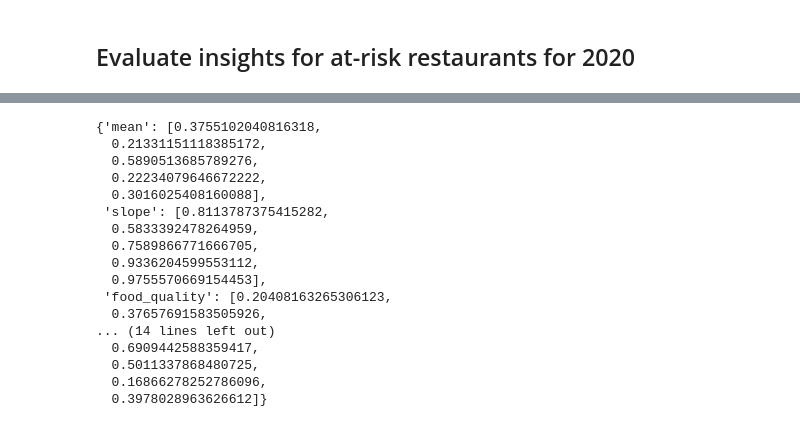
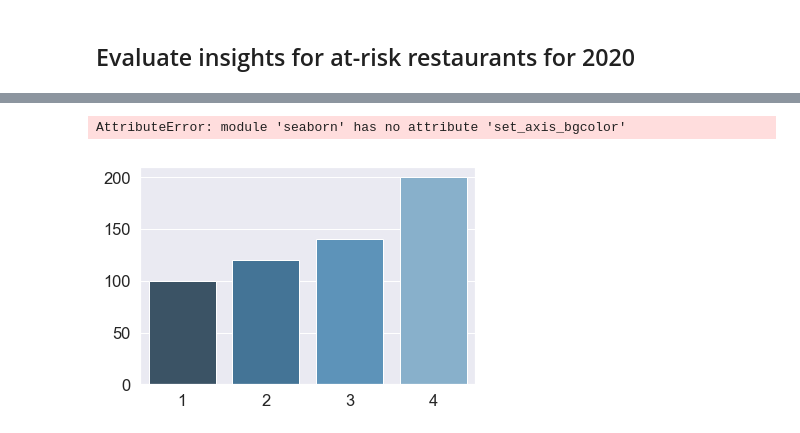
Before and after one commit to ysheynin/Michelin_Survivor_NYC, a Jupyter notebook: Michelin Survival Analysis.ipynb, the cells around one changed output, grey strips where cells are left out. Drawn from its saved outputs; the diff is of its cells as text; code cells hidden in the pictures.

```diff
--- a/Michelin Survival Analysis.ipynb
+++ b/Michelin Survival Analysis.ipynb
@@ -715,20 +593,13 @@ Index([                         0,             'first_review',
-# %%
-y
-# %% [output]
-{'mean': [0.3755102040816318,
-  0.21331151118385172,
-  0.5890513685789276,
-  0.22234079646672222,
-  0.3016025408160088],
- 'slope': [0.8113787375415282,
-  0.5833392478264959,
-  0.7589866771666705,
-  0.9336204599553112,
-  0.9755570669154453],
- 'food_quality': [0.20408163265306123,
-  0.37657691583505926,
-... (14 lines left out)
-  0.6909442588359417,
-  0.5011337868480725,
-  0.16866278252786096,
-  0.3978028963626612]}
+# %%
+X = [1, 2, 3, 4]
+y = [100, 120, 140, 200]
+sns.set(font_scale=1.5)
+ax = sns.barplot(X, y, palette = 'Blues_d')
+sns.set_style('white')
+sns.set_axis_bgcolor("lightslategray")
+# ax.grid(False)
+# ax.set(xlabel='common xlabel', ylabel='Profit')
+# plt.savefig('michelin_profit_4.png', format='png', dpi=1000)
+# %% [output]
+AttributeError: module 'seaborn' has no attribute 'set_axis_bgcolor'
+[figure, added]
```
Also changed, not shown: parts of 22 cells of this notebook, 9 other files.
